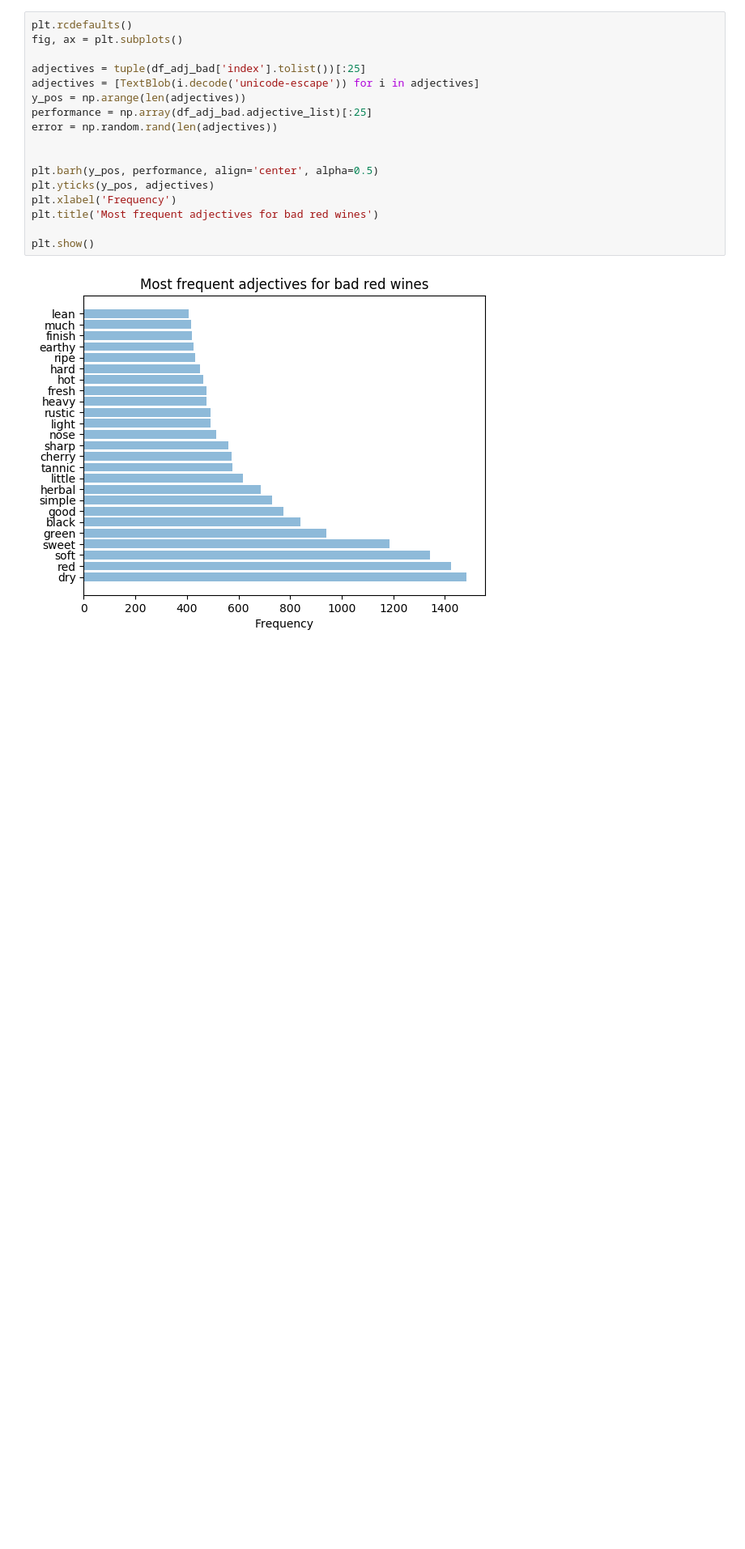
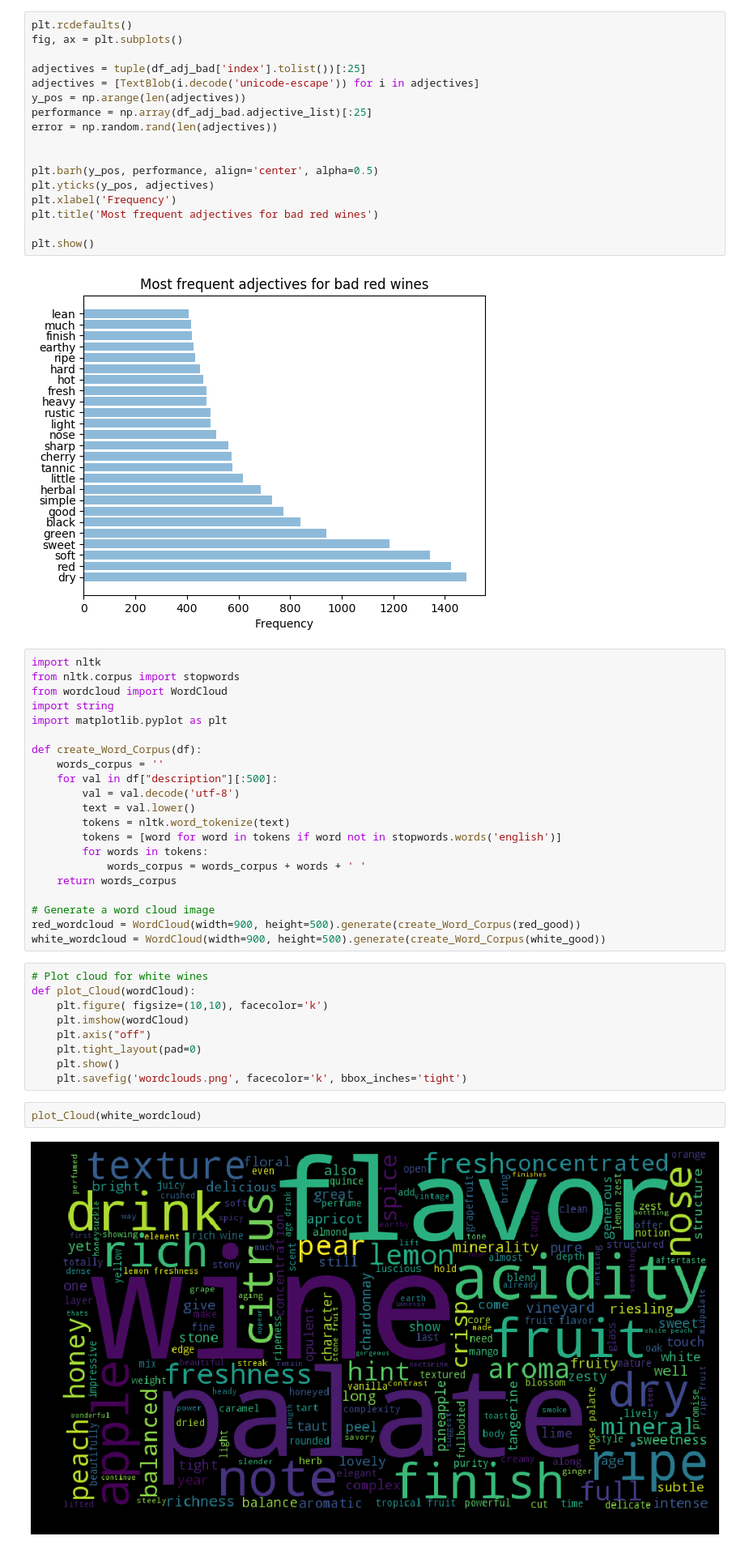
Before and after one commit to pavlafuxova/TFM, a Jupyter notebook: word_count_classifier.ipynb, the cells around one changed output. Shown: that part at 81% size. Saved outputs shown, nothing was run; the diff lists cells and outputs as text; blank space fills up the shorter version.

Commit message:
making wordclouds for white and red wines

```diff
--- a/word_count_classifier.ipynb
+++ b/word_count_classifier.ipynb
@@ -320,3 +320,37 @@ plt.title('Most frequent adjectives for bad red wines')
 plt.show()
 # %% [output]
 [figure]
+# %%
+import nltk
+from nltk.corpus import stopwords
+from wordcloud import WordCloud
+import string
+import matplotlib.pyplot as plt
+
+def create_Word_Corpus(df):
+    words_corpus = ''
+    for val in df["description"][:500]:
+        val = val.decode('utf-8')
+        text = val.lower()
+        tokens = nltk.word_tokenize(text)
+        tokens = [word for word in tokens if word not in stopwords.words('english')]
+        for words in tokens:
+            words_corpus = words_corpus + words + ' '
+    return words_corpus
+
+# Generate a word cloud image
+red_wordcloud = WordCloud(width=900, height=500).generate(create_Word_Corpus(red_good))
+white_wordcloud = WordCloud(width=900, height=500).generate(create_Word_Corpus(white_good))
+# %%
+# Plot cloud for white wines
+def plot_Cloud(wordCloud):
+    plt.figure( figsize=(10,10), facecolor='k')
+    plt.imshow(wordCloud)
+    plt.axis("off")
+    plt.tight_layout(pad=0)
+    plt.show()
+    plt.savefig('wordclouds.png', facecolor='k', bbox_inches='tight')
+# %%
+plot_Cloud(white_wordcloud)
+# %% [output]
+[figure, added]
```
Also changed, not shown: parts of 1 cell of this notebook.
